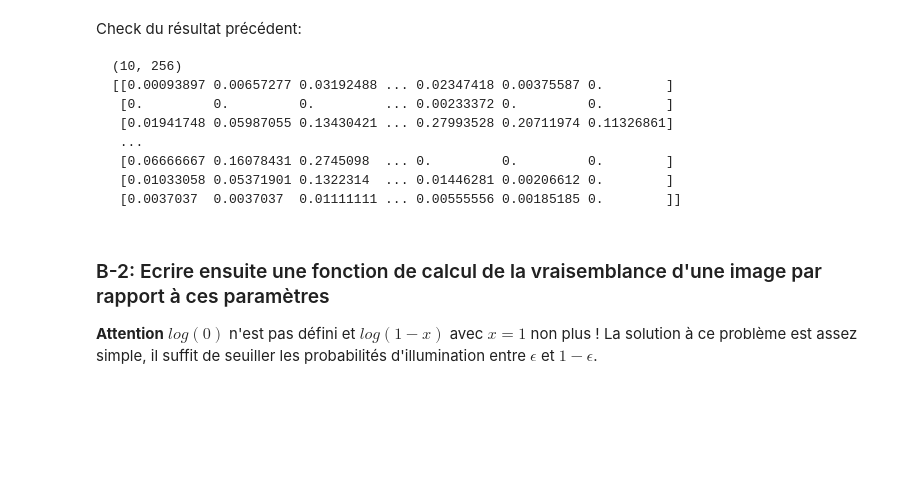
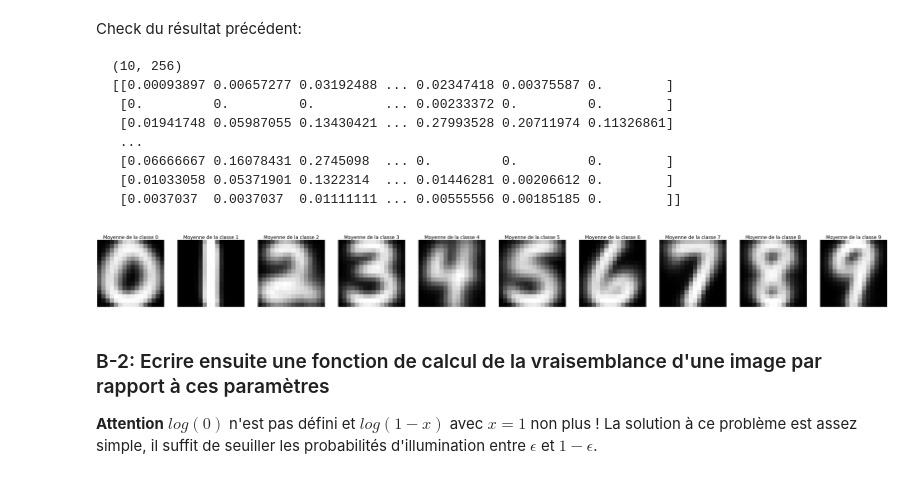
Before and after one commit to White-On/MAPSI_TME_2022, a Jupyter notebook: TME3/enonce-2020/tme3.ipynb, the cells around one changed output. Saved outputs shown, nothing was run; the diff lists cells and outputs as text; code cells hidden in the pictures; blank space fills up the shorter version.

````diff
--- a/TME3/enonce-2020/tme3.ipynb
+++ b/TME3/enonce-2020/tme3.ipynb
@@ -431,6 +432,16 @@ Check du résultat précédent:
  [0.01033058 0.05371901 0.1322314  ... 0.01446281 0.00206612 0.        ]
  [0.0037037  0.0037037  0.01111111 ... 0.00555556 0.00185185 0.        ]]
 ```
+# %%
+fig, axes = plt.subplots(1,10,figsize=(90,20))
+for i in range(10):
+    ax = plt.subplot(1,10,i+1)
+    ax.imshow(theta[i].reshape(16,16),cmap="gray")
+    ax.set_title("Moyenne de la classe {}".format(i),fontdict={'fontsize': 30})
+    ax.axis("off")
+plt.show()
+# %% [output]
+[figure, added]
 # %% [markdown]
 ### B-2: Ecrire ensuite une fonction de calcul de la vraisemblance d'une image par rapport à ces paramètres
 
````
Also changed, not shown: parts of 8 cells of this notebook.
